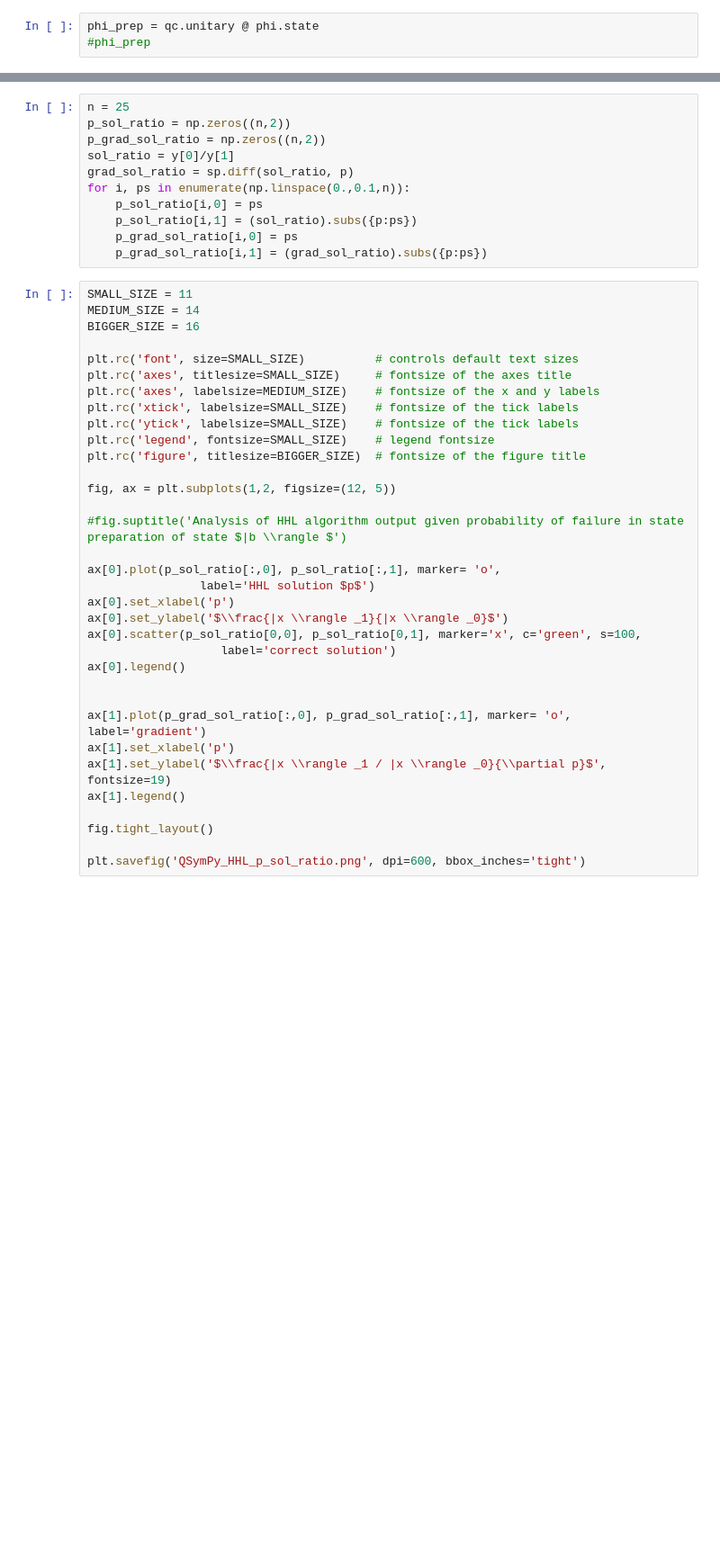
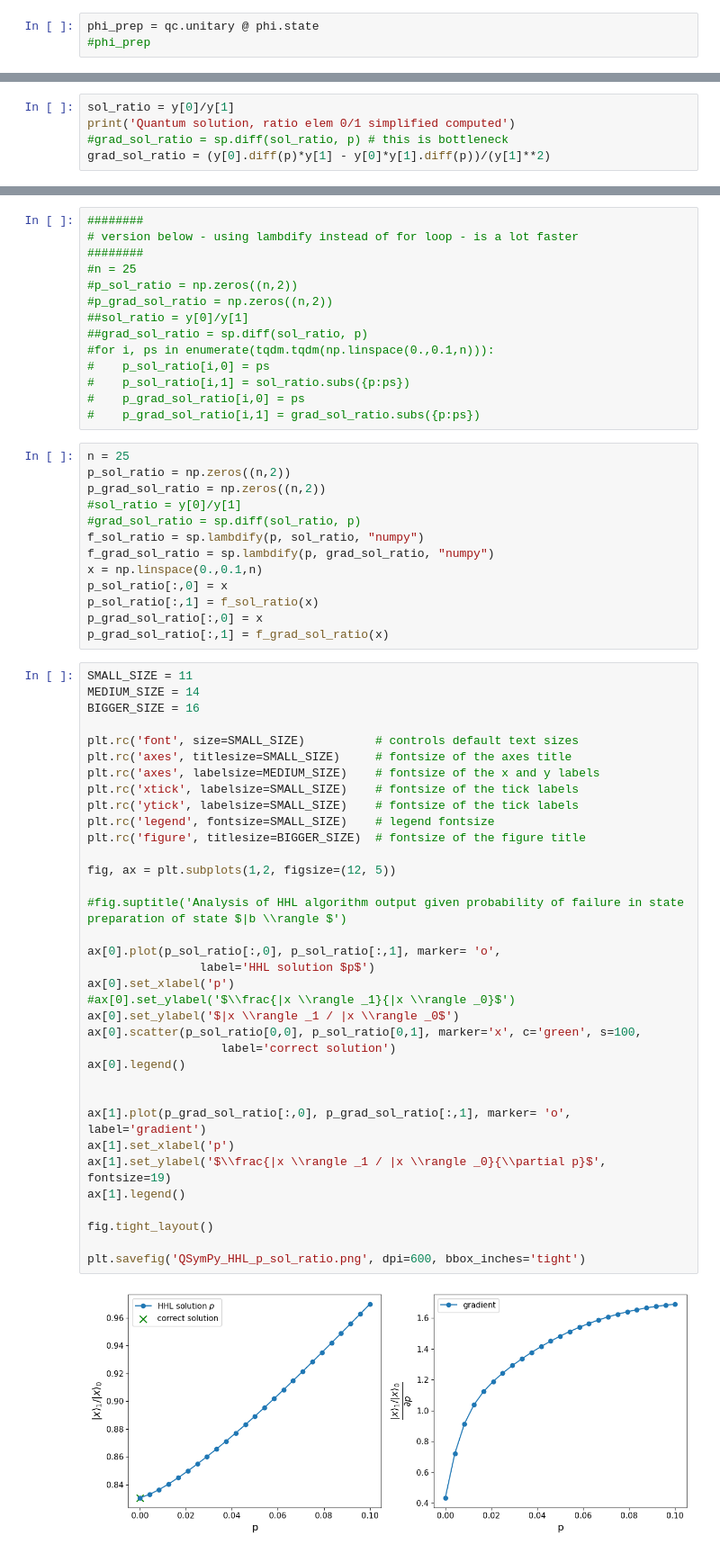
Before and after one commit to OliverAh/QCSymSim, a Jupyter notebook: SymPy/mwe_hhl.ipynb, the cells around one changed output, grey strips where cells are left out. Shown at 90% size. Drawn from its saved outputs; the diff is of its cells as text; blank space fills up the shorter version.

```diff
--- a/SymPy/mwe_hhl.ipynb
+++ b/SymPy/mwe_hhl.ipynb
@@ -63,0 +98,5 @@ print('Quantum solution, ratio elem 0/1:', y, y[0]/y[1])
+# %%
+sol_ratio = y[0]/y[1]
+print('Quantum solution, ratio elem 0/1 simplified computed')
+#grad_sol_ratio = sp.diff(sol_ratio, p) # this is bottleneck
+grad_sol_ratio = (y[0].diff(p)*y[1] - y[0]*y[1].diff(p))/(y[1]**2)
@@ -64,45 +105,64 @@ print('Quantum solution, ratio elem 0/1:', y, y[0]/y[1])
 # %%
-n = 25
-p_sol_ratio = np.zeros((n,2))
-p_grad_sol_ratio = np.zeros((n,2))
-sol_ratio = y[0]/y[1]
-grad_sol_ratio = sp.diff(sol_ratio, p)
-for i, ps in enumerate(np.linspace(0.,0.1,n)):
-    p_sol_ratio[i,0] = ps
-    p_sol_ratio[i,1] = (sol_ratio).subs({p:ps})
-    p_grad_sol_ratio[i,0] = ps
-    p_grad_sol_ratio[i,1] = (grad_sol_ratio).subs({p:ps})
+########
+# version below - using lambdify instead of for loop - is a lot faster
+########
+#n = 25
+#p_sol_ratio = np.zeros((n,2))
+#p_grad_sol_ratio = np.zeros((n,2))
+##sol_ratio = y[0]/y[1]
+##grad_sol_ratio = sp.diff(sol_ratio, p)
+#for i, ps in enumerate(tqdm.tqdm(np.linspace(0.,0.1,n))):
+#    p_sol_ratio[i,0] = ps
+#    p_sol_ratio[i,1] = sol_ratio.subs({p:ps})
+#    p_grad_sol_ratio[i,0] = ps
+#    p_grad_sol_ratio[i,1] = grad_sol_ratio.subs({p:ps})
+# %%
+n = 25
+p_sol_ratio = np.zeros((n,2))
+p_grad_sol_ratio = np.zeros((n,2))
+#sol_ratio = y[0]/y[1]
+#grad_sol_ratio = sp.diff(sol_ratio, p)
+f_sol_ratio = sp.lambdify(p, sol_ratio, "numpy")
+f_grad_sol_ratio = sp.lambdify(p, grad_sol_ratio, "numpy")
+x = np.linspace(0.,0.1,n)
+p_sol_ratio[:,0] = x
+p_sol_ratio[:,1] = f_sol_ratio(x)
+p_grad_sol_ratio[:,0] = x
+p_grad_sol_ratio[:,1] = f_grad_sol_ratio(x)
 # %%
 SMALL_SIZE = 11
 MEDIUM_SIZE = 14
 BIGGER_SIZE = 16
 
 plt.rc('font', size=SMALL_SIZE)          # controls default text sizes
 plt.rc('axes', titlesize=SMALL_SIZE)     # fontsize of the axes title
 plt.rc('axes', labelsize=MEDIUM_SIZE)    # fontsize of the x and y labels
 plt.rc('xtick', labelsize=SMALL_SIZE)    # fontsize of the tick labels
 plt.rc('ytick', labelsize=SMALL_SIZE)    # fontsize of the tick labels
 plt.rc('legend', fontsize=SMALL_SIZE)    # legend fontsize
 plt.rc('figure', titlesize=BIGGER_SIZE)  # fontsize of the figure title
 
 fig, ax = plt.subplots(1,2, figsize=(12, 5))
 
 #fig.suptitle('Analysis of HHL algorithm output given probability of failure in state preparation of state $|b \\rangle $')
 
 ax[0].plot(p_sol_ratio[:,0], p_sol_ratio[:,1], marker= 'o',
                 label='HHL solution $p$')
 ax[0].set_xlabel('p')
-ax[0].set_ylabel('$\\frac{|x \\rangle _1}{|x \\rangle _0}$')
+#ax[0].set_ylabel('$\\frac{|x \\rangle _1}{|x \\rangle _0}$')
+ax[0].set_ylabel('$|x \\rangle _1 / |x \\rangle _0$')
 ax[0].scatter(p_sol_ratio[0,0], p_sol_ratio[0,1], marker='x', c='green', s=100,
                    label='correct solution')
 ax[0].legend()
 
 
 ax[1].plot(p_grad_sol_ratio[:,0], p_grad_sol_ratio[:,1], marker= 'o', label='gradient')
 ax[1].set_xlabel('p')
 ax[1].set_ylabel('$\\frac{|x \\rangle _1 / |x \\rangle _0}{\\partial p}$', fontsize=19)
 ax[1].legend()
 
 fig.tight_layout()
 
 plt.savefig('QSymPy_HHL_p_sol_ratio.png', dpi=600, bbox_inches='tight')
+# %% [output]
+[figure, added]
```
Also changed, not shown: parts of 8 cells of this notebook, 4 other files.
